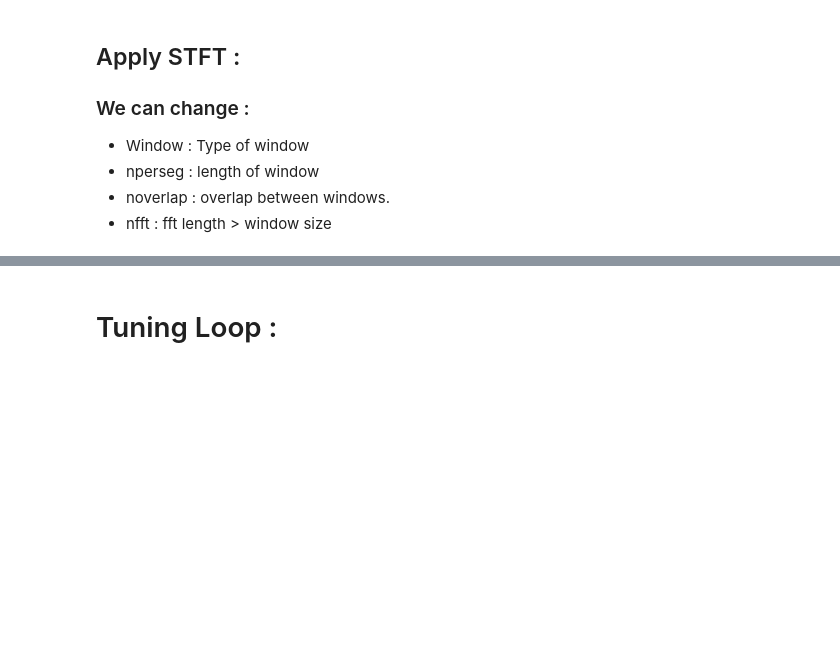
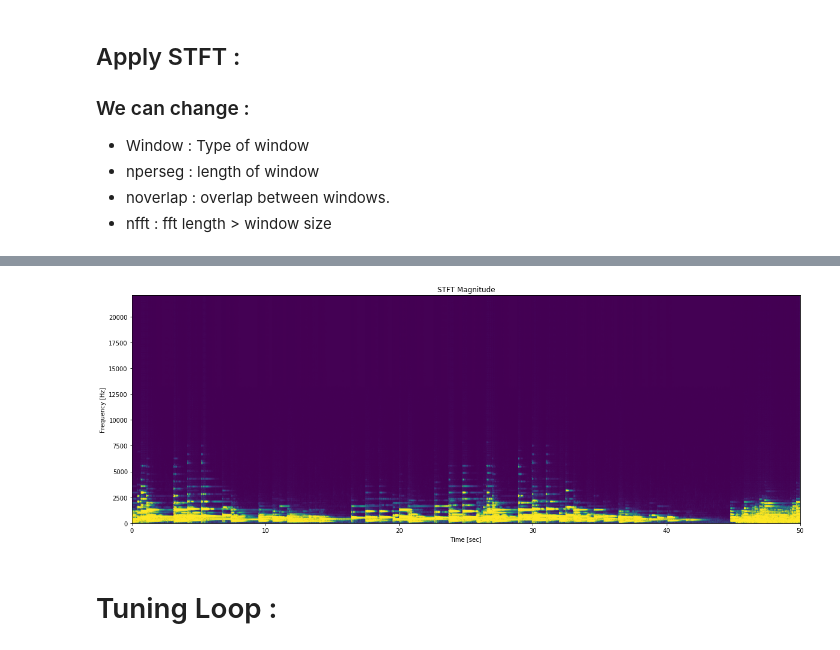
Before and after one commit to yacinebouaouni/Deep-Learning-Based-Speech-Separation, a Jupyter notebook: NMF/NMF-Tuning.ipynb, the cells around one changed output, grey strips where cells are left out. Cells and saved outputs as stored; diff of their text form; code cells hidden in the pictures; blank space fills up the shorter version.

```diff
--- a/NMF/NMF-Tuning.ipynb
+++ b/NMF/NMF-Tuning.ipynb
@@ -71,3 +77,7 @@ print('Shape of spectrogram music: {}'.format(Yabs_m.shape))
+# %%
+Viz_Y(t,f,Yabs_m)
+# %% [output]
+[figure, added]
 # %% [markdown]
 # Tuning Loop :
 # %%
```
Also changed, not shown: parts of 10 cells of this notebook, 1 other file.
